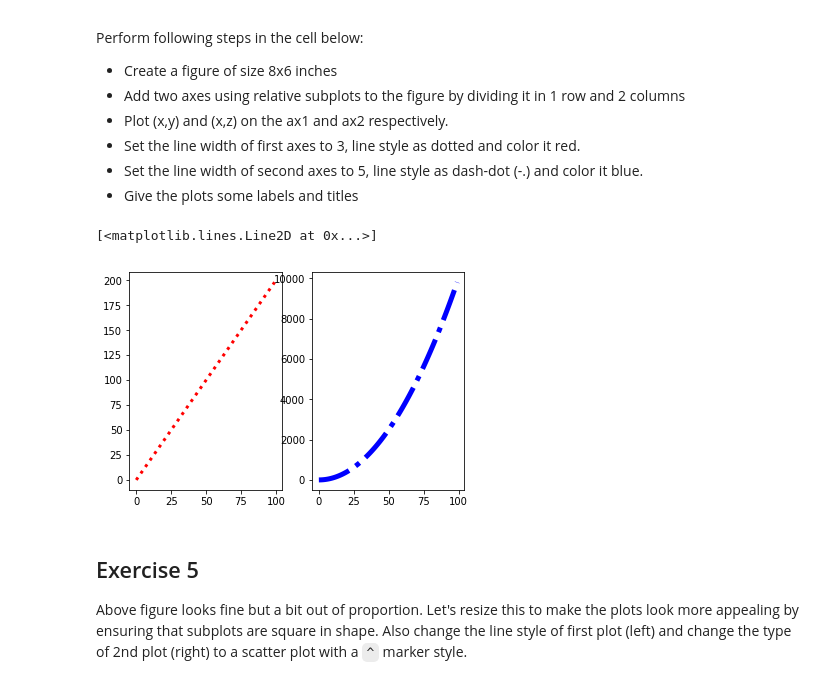
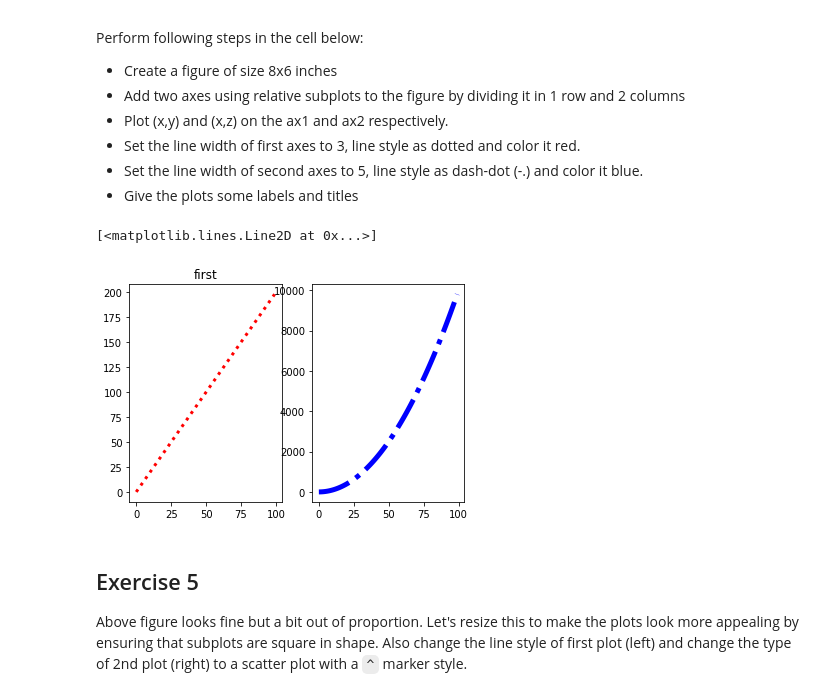
Before and after one commit to nsragow/dsc-more-practice-with-matplotlib-lab-nyc-ds-career-042219, a Jupyter notebook: index.ipynb, the cells around one changed output. Cells and saved outputs as stored; diff of their text form; code cells hidden in the pictures.

```diff
--- a/index.ipynb
+++ b/index.ipynb
@@ -112,16 +112,16 @@ Perform following steps in the cell below:
 # %%
 fig, axes = plt.subplots(ncols=2,nrows=1)
 ax1 = axes[0]
 ax2 = axes[1]
 
 ax1.plot(x,y,lw=3,ls=":",color="red")
-ax1.title ="first"
-#ax1.xaxis.label = "x axeeee"
+ax1.set_title("first")
+ax1.xaxis.set_label("x axeeee")
 
 ax2.plot(x,z,lw=5,color="blue",ls="-.")
 # %% [output]
 [<matplotlib.lines.Line2D at 0x...>]
-[figure, old version]
+[figure, new version]
 # %% [markdown]
 ## Exercise 5
 
```
